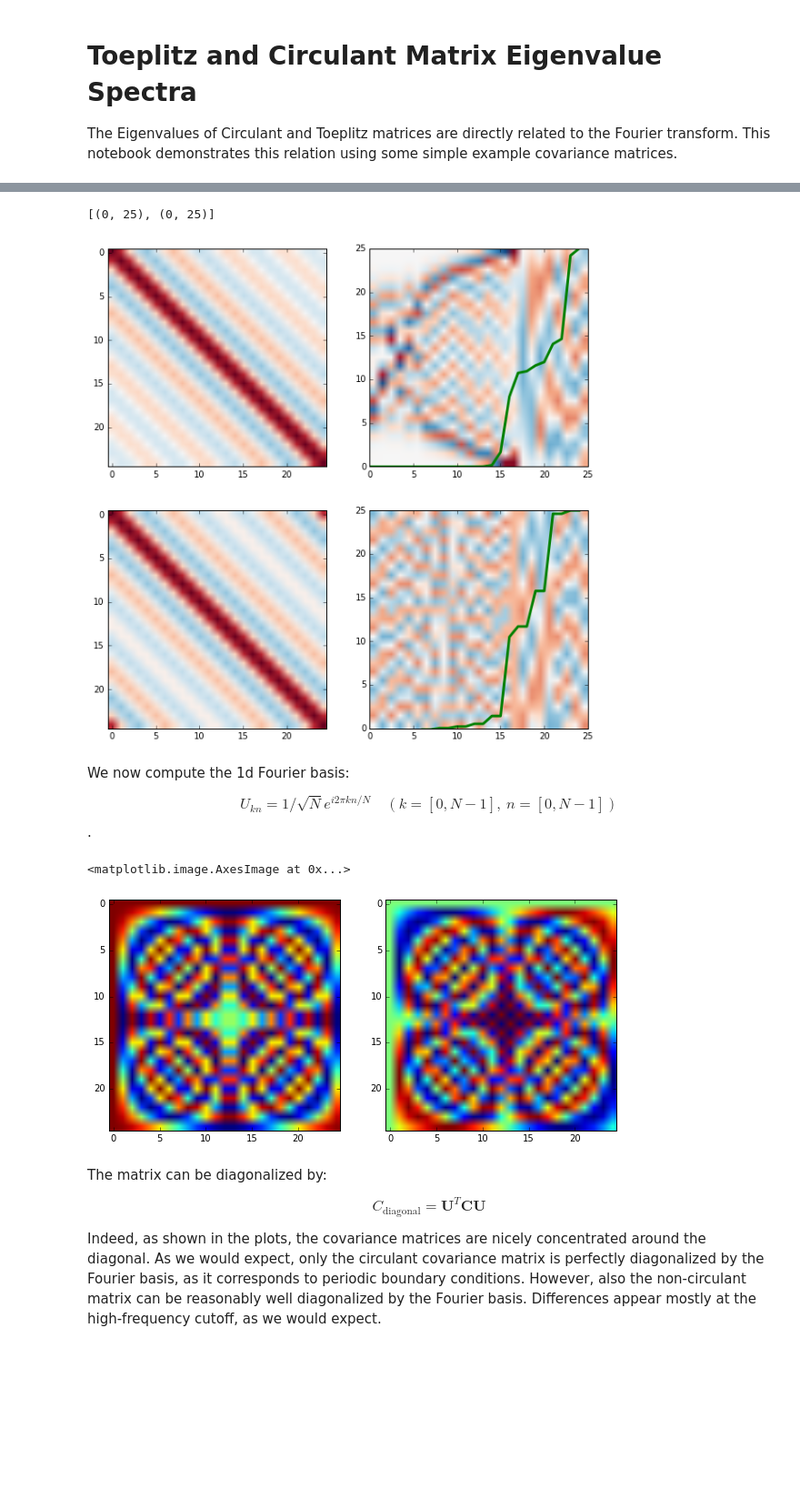
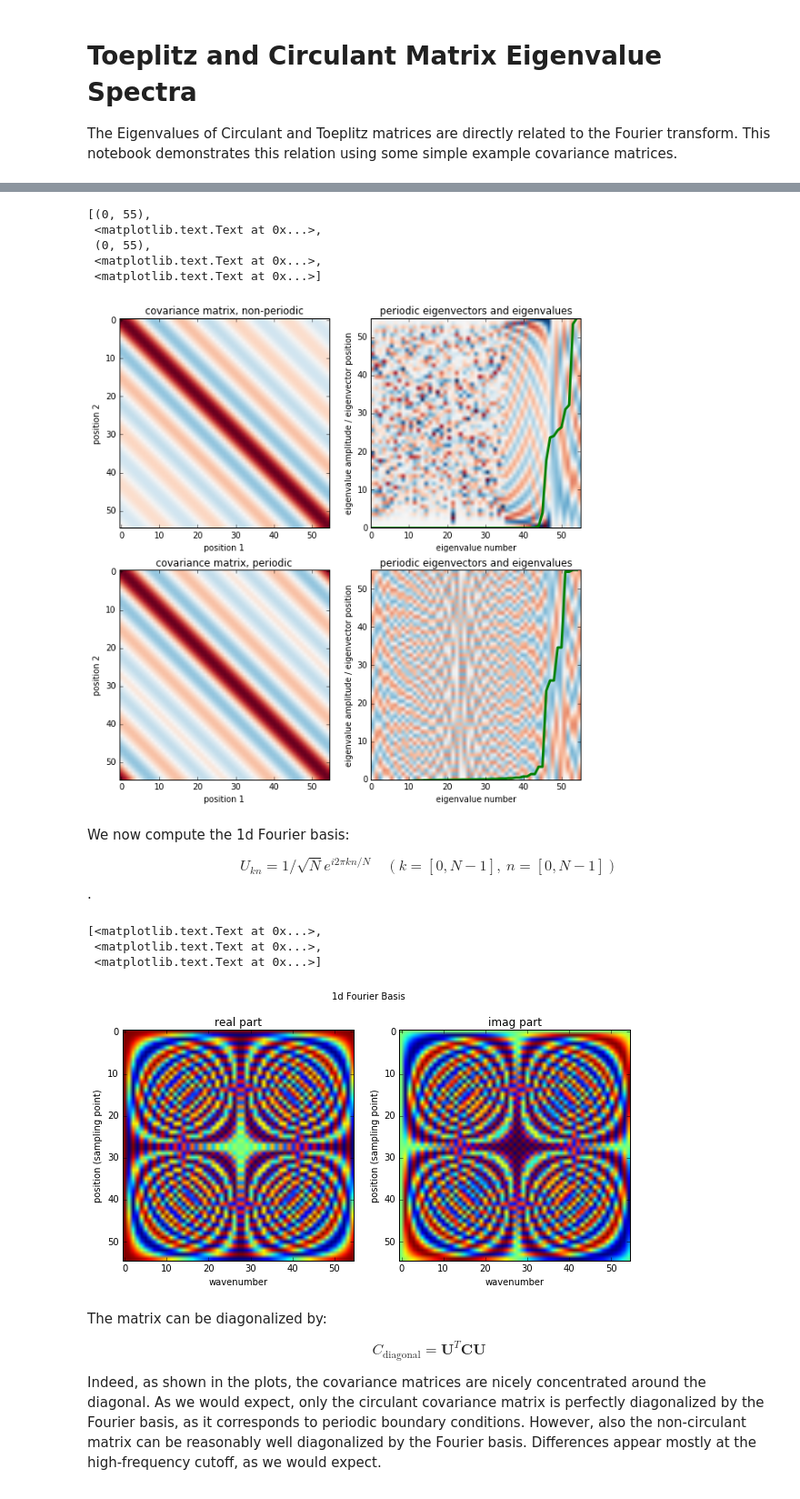
Before and after one commit to MMesch/toeplitz_spectrum, a Jupyter notebook: toeplitz_spectrum.ipynb, the cells around one changed output, grey strips where cells are left out. Shown at 91% size. Saved outputs shown, nothing was run; the diff lists cells and outputs as text; code cells hidden in the pictures; blank space fills up the shorter version.

```diff
--- a/toeplitz_spectrum.ipynb
+++ b/toeplitz_spectrum.ipynb
@@ -21,13 +21,13 @@ def get_1dcovariance_matrix(nx, frequency, boundary=None):
     x = np.arange(0., width, 1./nx)
     distances = np.abs(x[:, None] - x[None, :])
     if boundary == 'periodic':
-        wrap = distances > width/2.
-        distances[wrap] = width - distances[wrap]
+        iwrap = distances > width/2.
+        distances[iwrap] = width - distances[iwrap]
     covariance = jn(0, frequency * distances)
     return covariance
 
 # get covariance matrices
-nx = 25
+nx = 55
 frequency = 25
 covariance = get_1dcovariance_matrix(nx, frequency)
 evals, evecs = np.linalg.eigh(covariance)
@@ -41,20 +41,28 @@ norm_bessel = plt.Normalize(-1, 1)
 # plot non-periodic covariance matrix and its eigenvalues/vectors
 fig, axes = plt.subplots(2, 2, figsize=(10, 10))
 axes[0, 0].imshow(covariance, norm=norm_bessel, cmap='RdBu_r')
+axes[0, 0].set(title='covariance matrix, non-periodic', xlabel='position 1', ylabel='position 2')
 axes[0, 1].imshow(evecs, origin='lower', aspect='auto', extent=(0, nx, 0, nx),
                   cmap='RdBu', norm=norm_evecs)
 axes[0, 1].plot(evals / evals.max() * nx, c='green', lw=3)
-axes[0, 1].set(xlim=(0, nx), ylim=(0, nx))
+axes[0, 1].set(title='periodic eigenvectors and eigenvalues', xlim=(0, nx), ylim=(0, nx),
+               xlabel='eigenvalue number', ylabel='eigenvalue amplitude / eigenvector position')
 
 # plot periodic covariance matrix and its eigenvalues/vectors
 axes[1, 0].imshow(covariance_circ, norm=norm_bessel, cmap='RdBu_r')
+axes[1, 0].set(title='covariance matrix, periodic', xlabel='position 1', ylabel='position 2')
 axes[1, 1].imshow(evecs_circ, origin='lower', aspect='auto', extent=(0, nx, 0, nx),
                   cmap='RdBu', norm=norm_evecs)
 axes[1, 1].plot(evals_circ / evals_circ.max() * nx, c='green', lw=3)
-axes[1, 1].set(xlim=(0, nx), ylim=(0, nx))
+axes[1, 1].set(title='periodic eigenvectors and eigenvalues', xlim=(0, nx), ylim=(0, nx),
+               xlabel='eigenvalue number', ylabel='eigenvalue amplitude / eigenvector position')
 # %% [output]
-[(0, 25), (0, 25)]
+[(0, 55),
+ <matplotlib.text.Text at 0x...>,
+ (0, 55),
+ <matplotlib.text.Text at 0x...>,
+ <matplotlib.text.Text at 0x...>]
-[figure, old version]
+[figure, new version]
 # %% [markdown]
 We now compute the 1d Fourier basis:
 
@@ -62,18 +70,24 @@ $$U_{kn} = 1/\sqrt{N} e^{i 2\pi k n / N} \quad (k=[0, N-1],~n=[0, N-1])$$.
 # %%
 def get_1dfourier_basis(nx):
     ks = np.arange(nx)
     ns = np.arange(nx)
     basis = 1./np.sqrt(nx) * np.exp(-2j * np.pi * ks[None, :] * ns[:, None] / float(nx))
     return basis
 
 fbasis = get_1dfourier_basis(nx)
 
+# plot cosine (real part) and sine (imaginary part) of the Fourier Basis
 fig, (col1, col2) = plt.subplots(1, 2, figsize=(10, 5))
+fig.suptitle('1d Fourier Basis')
 col1.imshow(fbasis.real)
+col1.set(title='real part', xlabel='wavenumber', ylabel='position (sampling point)')
 col2.imshow(fbasis.imag)
+col2.set(title='imag part', xlabel='wavenumber', ylabel='position (sampling point)')
 # %% [output]
-<matplotlib.image.AxesImage at 0x...>
+[<matplotlib.text.Text at 0x...>,
+ <matplotlib.text.Text at 0x...>,
+ <matplotlib.text.Text at 0x...>]
-[figure, old version]
+[figure, new version]
 # %% [markdown]
 The matrix can be diagonalized by:
 
```
Also changed, not shown: parts of 9 cells of this notebook.
